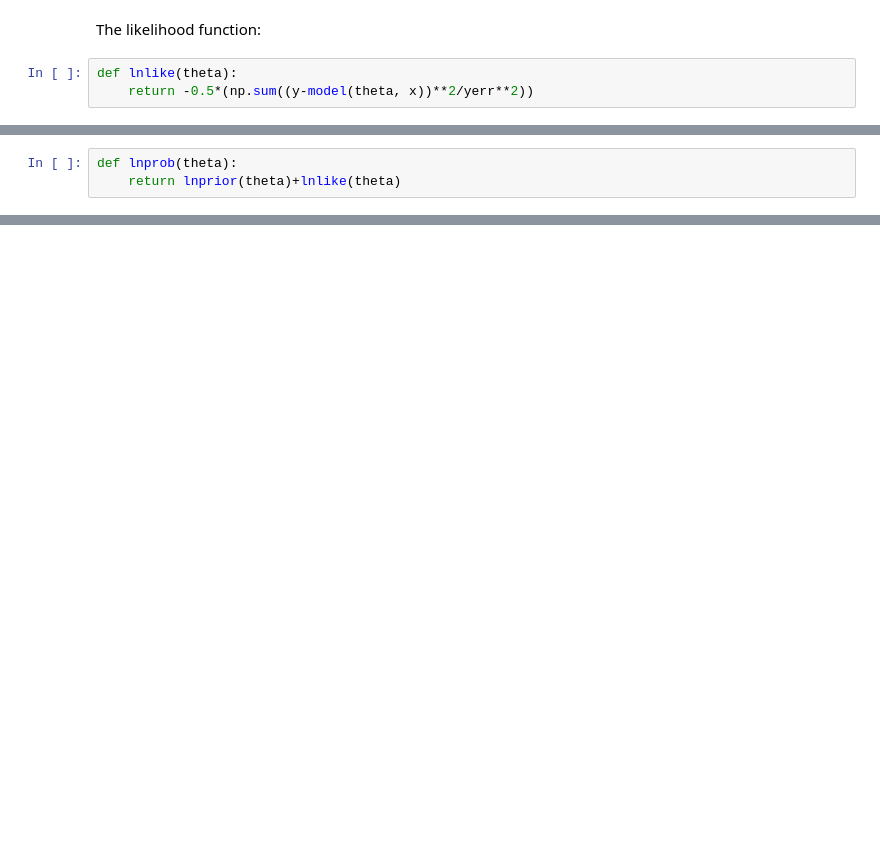
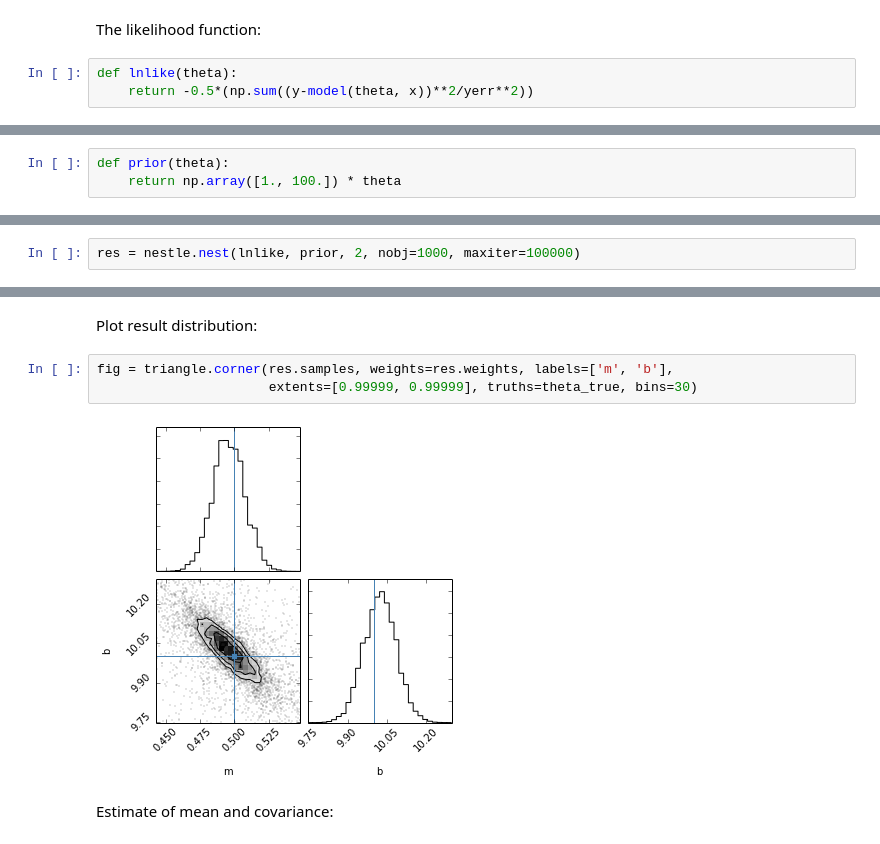
Before and after one commit to joshspeagle/dynesty, a Jupyter notebook: examples/line.ipynb, the cells around one changed output, grey strips where cells are left out. Saved outputs shown, nothing was run; the diff lists cells and outputs as text; blank space fills up the shorter version.

```diff
--- a/examples/line.ipynb
+++ b/examples/line.ipynb
@@ -41,3 +37,3 @@ The posterior:
 # %%
-def lnprob(theta):
-    return lnprior(theta)+lnlike(theta)
+def prior(theta):
+    return np.array([1., 100.]) * theta
@@ -59,0 +42,2 @@ result =  [  0.50897536  10.02256665]
+# %%
+res = nestle.nest(lnlike, prior, 2, nobj=1000, maxiter=100000)
@@ -59,0 +56,9 @@ result =  [  0.50897536  10.02256665]
+# %% [markdown]
+Plot result distribution:
+# %%
+fig = triangle.corner(res.samples, weights=res.weights, labels=['m', 'b'],
+                      extents=[0.99999, 0.99999], truths=theta_true, bins=30)
+# %% [output]
+[figure, added]
+# %% [markdown]
+Estimate of mean and covariance:
```
Also changed, not shown: parts of 17 cells of this notebook, 3 other files.
